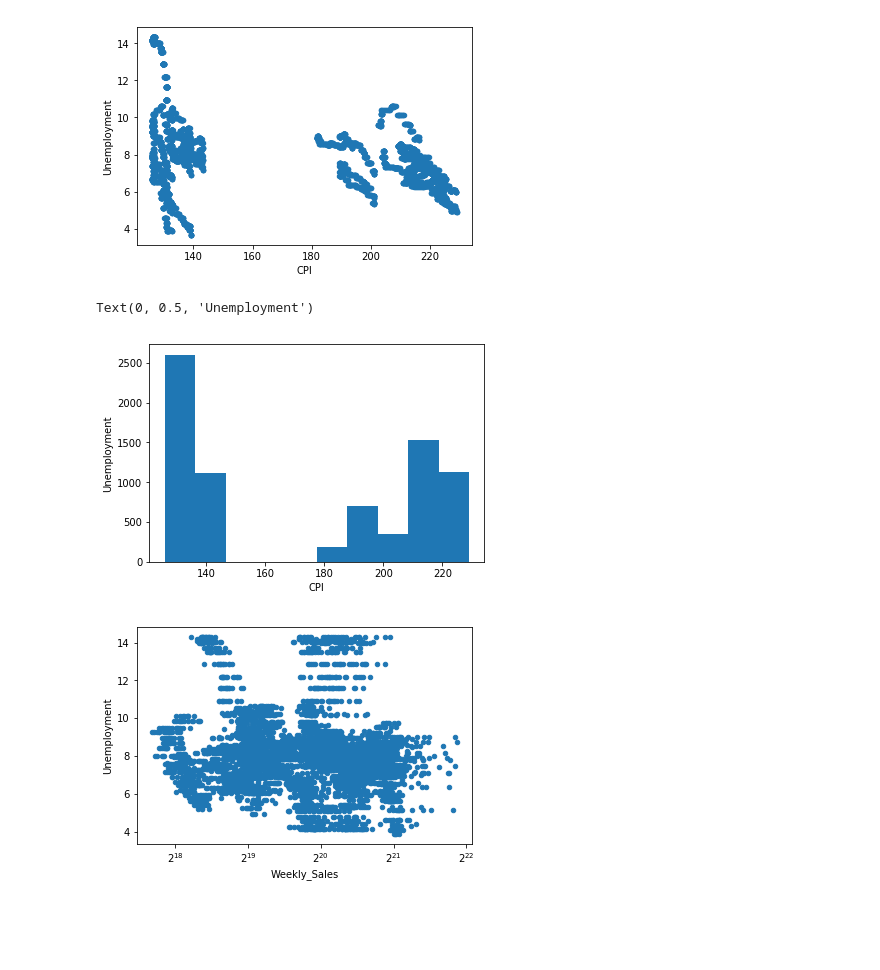
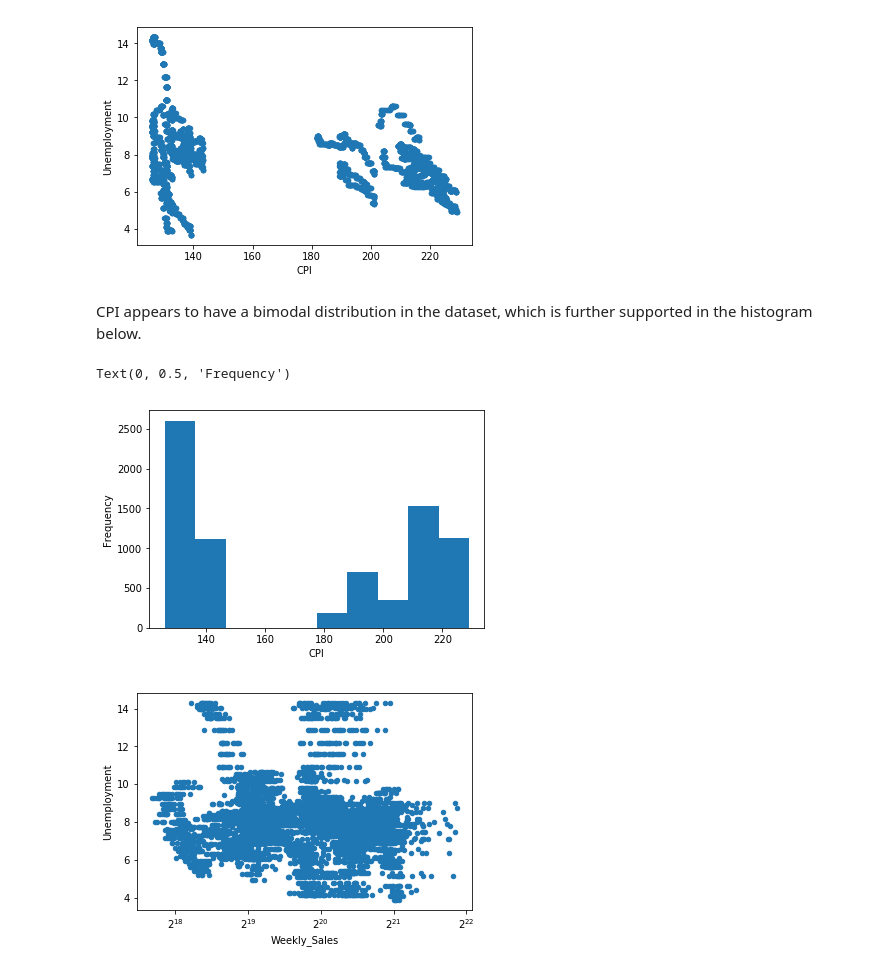
Before and after one commit to dkovelie/COGS-108-project-fun, a Jupyter notebook: FinalProject.ipynb, the cells around one changed output. Drawn from its saved outputs; the diff is of its cells as text; code cells hidden in the pictures; blank space fills up the shorter version.

```diff
--- a/FinalProject.ipynb
+++ b/FinalProject.ipynb
@@ -176,13 +188,15 @@ features.plot.scatter(x='CPI', y='Unemployment')
 # %% [output]
 <matplotlib.axes._subplots.AxesSubplot at 0x...>
 [figure]
+# %% [markdown]
+CPI appears to have a bimodal distribution in the dataset, which is further supported in the histogram below.
 # %%
 features['CPI'].plot.hist()
 mplot.pyplot.xlabel('CPI')
-mplot.pyplot.ylabel('Unemployment')
+mplot.pyplot.ylabel('Frequency')
 # %% [output]
-Text(0, 0.5, 'Unemployment')
+Text(0, 0.5, 'Frequency')
-[figure, old version]
+[figure, new version]
 # %%
 features.plot.scatter(x='Weekly_Sales', y='Unemployment')
 # Convert large values into log base 2 for easier data visualization
```
Also changed, not shown: parts of 14 cells of this notebook.
